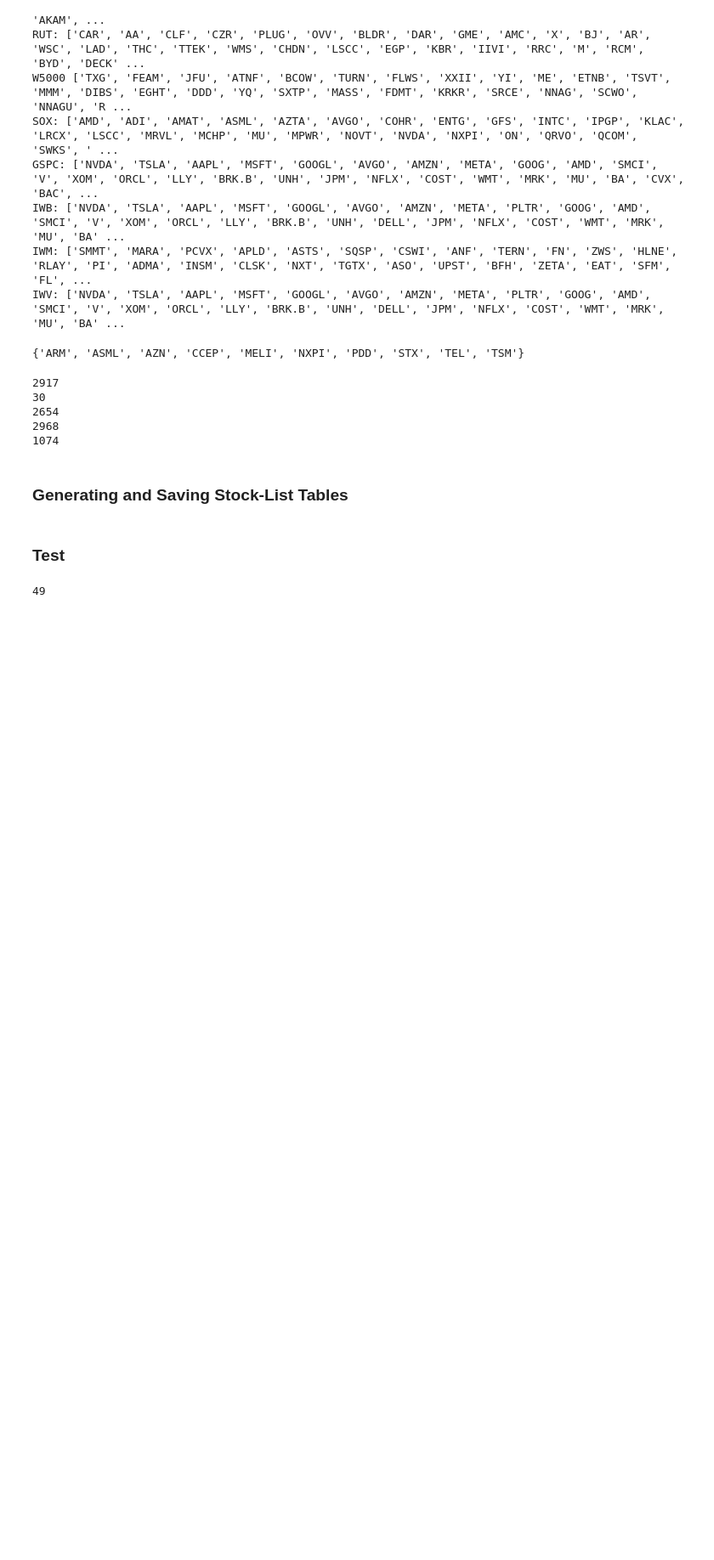
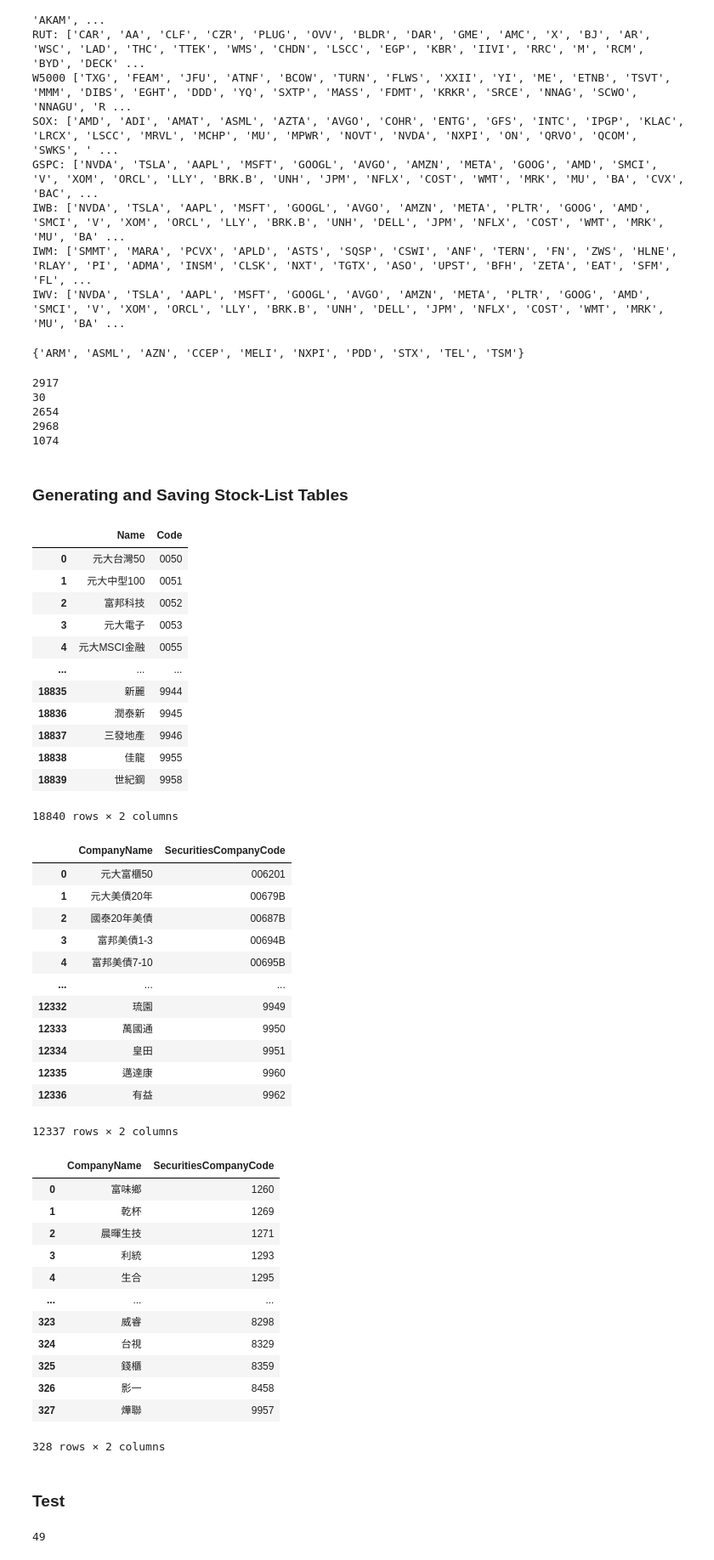
Before and after one commit to yorkjong/stock-reports, a Jupyter notebook: notebooks/stock_list.ipynb, the cells around one changed output. Shown at 85% size. Cells and saved outputs as stored; diff of their text form; code cells hidden in the pictures; blank space fills up the shorter version.

Commit message:
feat: Add table_from_openapi and apply it to fetch Taiwan stock list

```diff
--- a/notebooks/stock_list.ipynb
+++ b/notebooks/stock_list.ipynb
@@ -552,6 +592,64 @@ print(len(s_iyy))
 #github.upload_df_as_csv('rui_BullishBears.csv', df)
 #df = us_stock_table_from_statementdog()
 #github.upload_df_as_csv('us_listed_stocks_StatementDog.csv', df)
+# %%
+url = 'https://openapi.twse.com.tw/v1/exchangeReport/STOCK_DAY_AVG_ALL'
+df1 = table_from_openapi(url, ['Name', 'Code'])
+
+url = 'https://www.tpex.org.tw/openapi/v1/tpex_mainboard_daily_close_quotes'
+df2 = table_from_openapi(url, ['CompanyName', 'SecuritiesCompanyCode'])
+
+url = 'https://www.tpex.org.tw/openapi/v1/tpex_esb_latest_statistics'
+df3 = table_from_openapi(url, ['CompanyName', 'SecuritiesCompanyCode'])
+
+display(df1, df2, df3)
+
+#df1 = df1.rename(columns={'Code': 'Code', 'Name': 'Name'})
+df2 = df2.rename(columns={'SecuritiesCompanyCode': 'Code', 'CompanyName': 'Name'})
+df3 = df3.rename(columns={'SecuritiesCompanyCode': 'Code', 'CompanyName': 'Name'})
+
+df = pd.concat([df1[['Code', 'Name']], df2[['Code', 'Name']], df3[['Code', 'Name']]], ignore_index=True)
+#github.upload_df_as_csv('taiwan_stock_OpenAPI.csv', df)
+# %% [output]
+|  | Name | Code |
+| 0 | 元大台灣50 | 0050 |
+| 1 | 元大中型100 | 0051 |
+| 2 | 富邦科技 | 0052 |
+| 3 | 元大電子 | 0053 |
+| 4 | 元大MSCI金融 | 0055 |
+| ... | ... | ... |
+| 18835 | 新麗 | 9944 |
+| 18836 | 潤泰新 | 9945 |
+| 18837 | 三發地產 | 9946 |
+| 18838 | 佳龍 | 9955 |
+| 18839 | 世紀鋼 | 9958 |
+18840 rows × 2 columns
+|  | CompanyName | SecuritiesCompanyCode |
+| 0 | 元大富櫃50 | 006201 |
+| 1 | 元大美債20年 | 00679B |
+| 2 | 國泰20年美債 | 00687B |
+| 3 | 富邦美債1-3 | 00694B |
+| 4 | 富邦美債7-10 | 00695B |
+| ... | ... | ... |
+| 12332 | 琉園 | 9949 |
+| 12333 | 萬國通 | 9950 |
+| 12334 | 皇田 | 9951 |
+| 12335 | 邁達康 | 9960 |
+| 12336 | 有益 | 9962 |
+12337 rows × 2 columns
+|  | CompanyName | SecuritiesCompanyCode |
+| 0 | 富味鄉 | 1260 |
+| 1 | 乾杯 | 1269 |
+| 2 | 晨暉生技 | 1271 |
+| 3 | 利統 | 1293 |
+| 4 | 生合 | 1295 |
+| ... | ... | ... |
+| 323 | 威睿 | 8298 |
+| 324 | 台視 | 8329 |
+| 325 | 錢櫃 | 8359 |
+| 326 | 影一 | 8458 |
+| 327 | 燁聯 | 9957 |
+328 rows × 2 columns
 # %% [markdown]
 ### Test
 # %%
```
Also changed, not shown: parts of 1 cell of this notebook.
